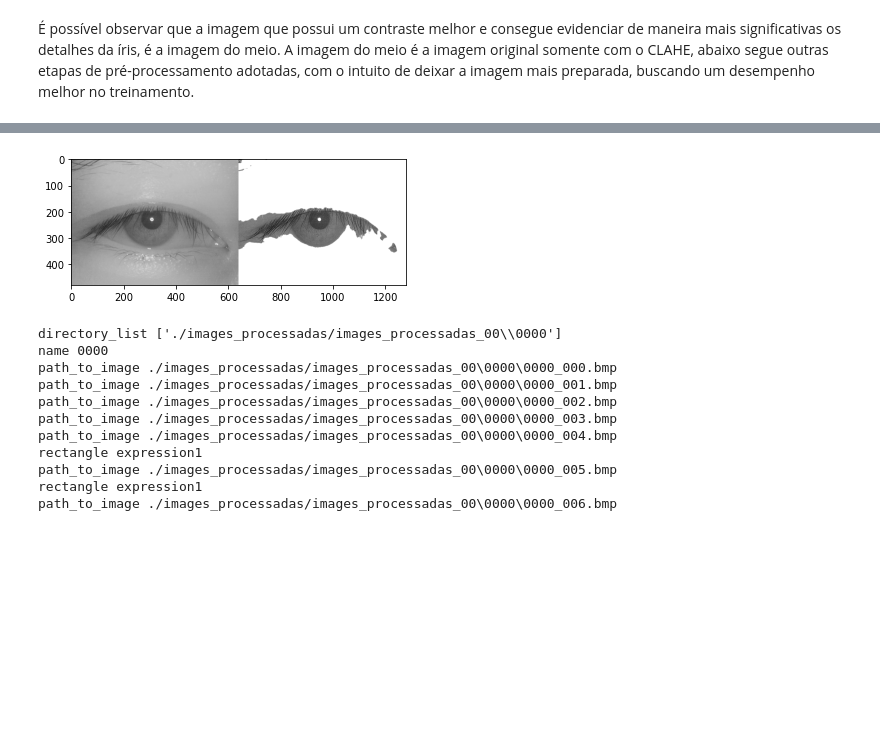
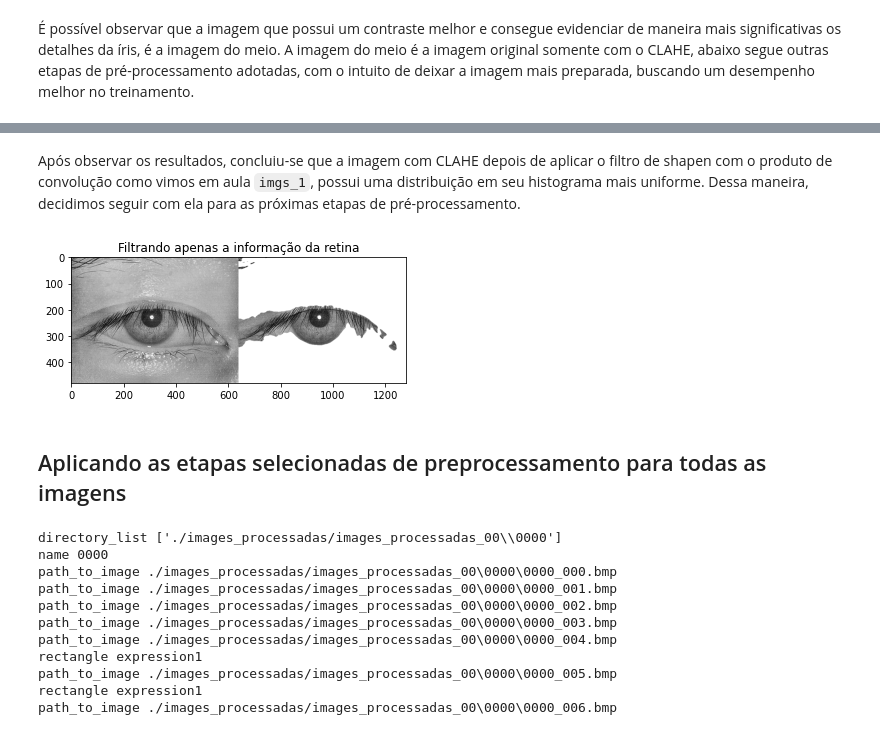
Before and after one commit to thalials/iris-recognition-visao-comp, a Jupyter notebook: proj1_reconhecimento_de_iris.ipynb, the cells around one changed output, grey strips where cells are left out. Drawn from its saved outputs; the diff is of its cells as text; code cells hidden in the pictures; blank space fills up the shorter version.

Commit message:
pre processamento

```diff
--- a/proj1_reconhecimento_de_iris.ipynb
+++ b/proj1_reconhecimento_de_iris.ipynb
@@ -126,24 +166,26 @@ plt.show()
+# %% [markdown]
+Após observar os resultados, concluiu-se que a imagem com CLAHE depois de aplicar o filtro de shapen com o produto de convolução como vimos em aula `imgs_1`, possui uma distribuição em seu histograma mais uniforme. Dessa maneira, decidimos seguir com ela para as próximas etapas de pré-processamento.
 # %%
-# IDEIA DE FOCAR SÓ NA IRIS - TENTAR MELHORAR ELA
-kernel = np.array([[0, -1, 0],
-                   [-1, 5,-1],
-                   [0, -1, 0]])
-
-img_s = cv2.filter2D(img, -1, kernel)
-
-T, img_bin = cv.threshold(img_s.astype('uint8'),127,255,cv.THRESH_BINARY)
+#Binarizamos a imagem e depois borramos para obter uma mascára em que somente os detalhes da retina estejam presentes
+T, img_bin = cv.threshold(img,127,255,cv.THRESH_BINARY)
 
 img_bin = cv.GaussianBlur(img_bin,(11,11),50)
-new_img = img_s.copy()
+
+new_img = imgs_1.copy()
+
 rows, cols = new_img.shape
 
+#Aplicamos a máscara preto e branca para excluir as informações que não sejam da íris
 for l in range(rows):
     for c in range(cols):
         if img_bin[l][c] > T:
             new_img[l][c] = 255
 
-plt.imshow(np.hstack((img, new_img)), 'gray')
+plt.imshow(np.hstack((imgs_1,new_img)), 'gray')
+plt.title('Filtrando apenas a informação da retina')
 plt.show()
 # %% [output]
-[figure, old version]
+[figure, new version]
+# %% [markdown]
+## Aplicando as etapas selecionadas de preprocessamento para todas as imagens
 # %%
```
Also changed, not shown: parts of 5 cells of this notebook.
